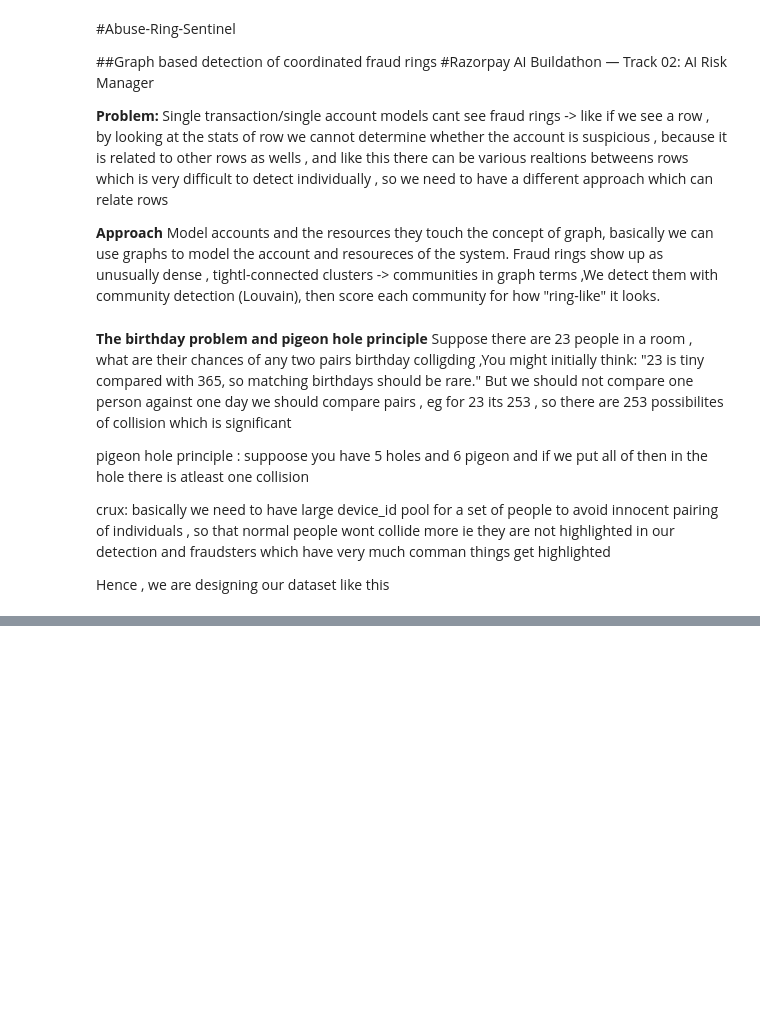
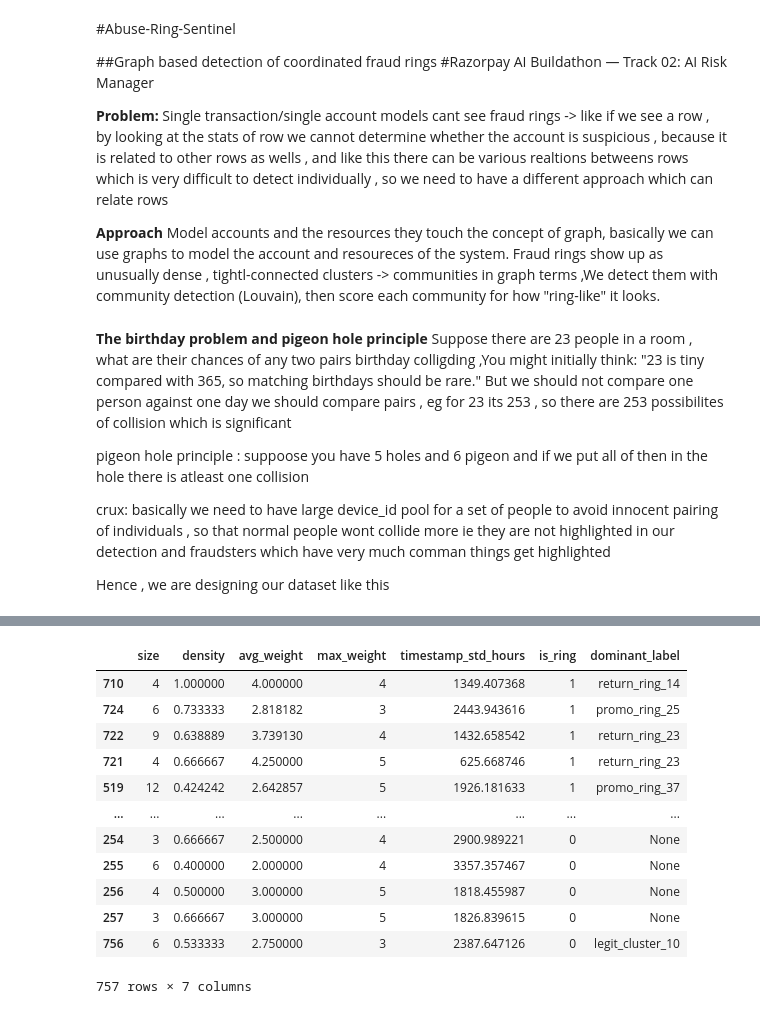
Before and after one commit to Saksham182004/Abuse-Ring-Sentinel, a Jupyter notebook: ringFraudDetect.ipynb, the cells around one changed output, grey strips where cells are left out. Cells and saved outputs as stored; diff of their text form; code cells hidden in the pictures; blank space fills up the shorter version.

```diff
--- a/ringFraudDetect.ipynb
+++ b/ringFraudDetect.ipynb
@@ -49,0 +580,66 @@ Pools ready: 30000 devices, 5000 ips, 30000 vpas
+# %%
+# Turning every non-trivial community into one row of engineered features + a label
+# This we are trying to build a ml dataset - one example per community , not per account
+
+
+acc_to_time = df_all.set_index("account_id")["created_at"]
+
+
+def community_features(members):
+    subG = G.subgraph(members) # This gets us all the edges among all the accounts of community members
+    size = len(members)
+
+    max_possible_edges = size* (size-1) /2
+
+    num_edges = subG.number_of_edges()
+
+    density = num_edges / max_possible_edges if max_possible_edges >0 else 0
+
+    # means what fraction of all possible pairs in the groups are actually connected
+    # a tight ring where most of the members are conncected has high density
+
+
+    weights = [d['weight'] for _ , _, d in subG.edges(data=True)]
+
+    avg_weight  = np.mean(weights) if weights else 0
+
+    max_weight = max(weights) if weights else 0
+
+    timestamps = acc_to_time.loc[list(members)]
+
+    timestamp_std_hours = timestamps.std().total_seconds() / 3600
+
+
+    return {
+        "size": size ,
+        "density" : density ,
+        "avg_weight" : avg_weight,
+        "max_weight" : max_weight ,
+        "timestamp_std_hours" : timestamp_std_hours
+    }
+
+
+RING_PREFIXES = ("promo_ring", "return_ring", "mule_ring")
+
+
+rows = []
+
+for c in non_trivial:
+    labels = [acc_to_ring[a] for a in c ] # collect all the labesls od members
+    dominant = max(set(labels) , key=labels.count) # get the dominat label
+
+    is_ring = 1 if (dominant is not None and dominant.startswith(RING_PREFIXES)) else 0
+    # assign it 1 if either of them is suspect ie in our prefix else 0
+
+
+    feats = community_features(c)
+    feats["is_ring"] = is_ring
+    feats["dominant_label"] = dominant # just to see
+    rows.append(feats)
+
+
+df_communities = pd.DataFrame(rows)
+print(df_communities.shape)
+print(df_communities["is_ring"].value_counts())
+df_communities.sort_values("is_ring", ascending=False)
+# %% [output]
@@ -49,0 +651,13 @@ Pools ready: 30000 devices, 5000 ips, 30000 vpas
+|  | size | density | avg_weight | max_weight | timestamp_std_hours | is_ring | dominant_label |
+| 710 | 4 | 1.000000 | 4.000000 | 4 | 1349.407368 | 1 | return_ring_14 |
+| 724 | 6 | 0.733333 | 2.818182 | 3 | 2443.943616 | 1 | promo_ring_25 |
+| 722 | 9 | 0.638889 | 3.739130 | 4 | 1432.658542 | 1 | return_ring_23 |
+| 721 | 4 | 0.666667 | 4.250000 | 5 | 625.668746 | 1 | return_ring_23 |
+| 519 | 12 | 0.424242 | 2.642857 | 5 | 1926.181633 | 1 | promo_ring_37 |
+| ... | ... | ... | ... | ... | ... | ... | ... |
+| 254 | 3 | 0.666667 | 2.500000 | 4 | 2900.989221 | 0 | None |
+| 255 | 6 | 0.400000 | 2.000000 | 4 | 3357.357467 | 0 | None |
+| 256 | 4 | 0.500000 | 3.000000 | 5 | 1818.455987 | 0 | None |
+| 257 | 3 | 0.666667 | 3.000000 | 5 | 1826.839615 | 0 | None |
+| 756 | 6 | 0.533333 | 2.750000 | 3 | 2387.647126 | 0 | legit_cluster_10 |
+757 rows × 7 columns
```
Also changed, not shown: parts of 26 cells of this notebook, 1 other file.
